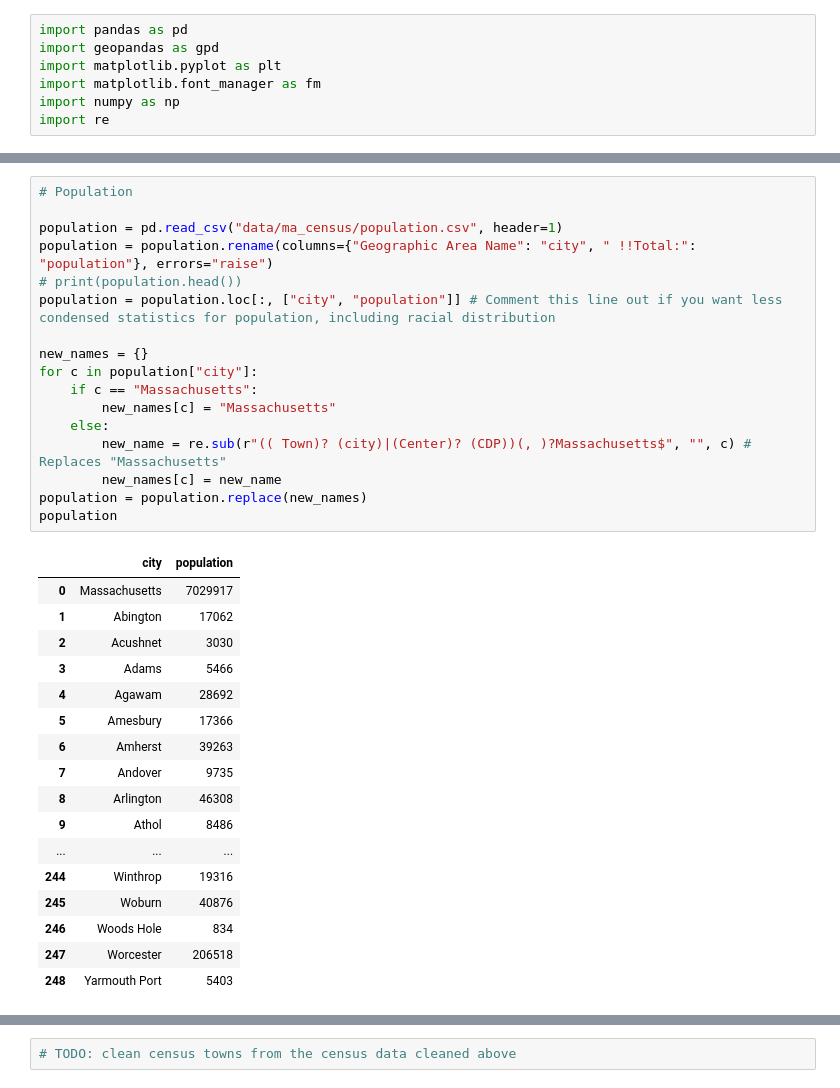
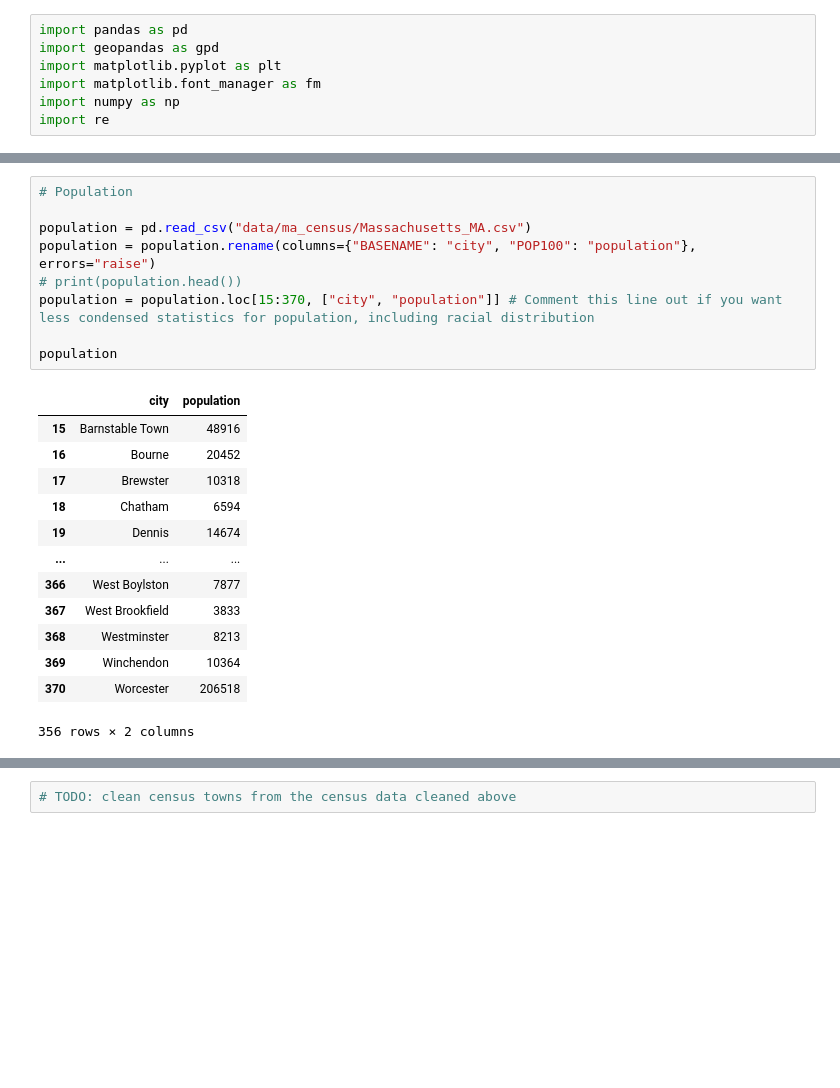
Before and after one commit to specificlanguage/gbh_earmarks, a Jupyter notebook: earmark_analysis.ipynb, the cells around one changed output, grey strips where cells are left out. Cells and saved outputs as stored; diff of their text form; blank space fills up the shorter version.

Commit message:
City matching (but not quite good enough yet)

```diff
--- a/earmark_analysis.ipynb
+++ b/earmark_analysis.ipynb
@@ -21,35 +21,23 @@ earmarks.head()
 # %%
 # Population
 
-population = pd.read_csv("data/ma_census/population.csv", header=1)
-population = population.rename(columns={"Geographic Area Name": "city", " !!Total:": "population"}, errors="raise")
+population = pd.read_csv("data/ma_census/Massachusetts_MA.csv")
+population = population.rename(columns={"BASENAME": "city", "POP100": "population"}, errors="raise")
 # print(population.head())
-population = population.loc[:, ["city", "population"]] # Comment this line out if you want less condensed statistics for population, including racial distribution
+population = population.loc[15:370, ["city", "population"]] # Comment this line out if you want less condensed statistics for population, including racial distribution
 
-new_names = {}
-for c in population["city"]:
-    if c == "Massachusetts":
-        new_names[c] = "Massachusetts"
-    else:
-        new_name = re.sub(r"(( Town)? (city)|(Center)? (CDP))(, )?Massachusetts$", "", c) # Replaces "Massachusetts"
-        new_names[c] = new_name
-population = population.replace(new_names)
 population
 # %% [output]
 |  | city | population |
-| 0 | Massachusetts | 7029917 |
-| 1 | Abington | 17062 |
-| 2 | Acushnet | 3030 |
-| 3 | Adams | 5466 |
-| 4 | Agawam | 28692 |
-| 5 | Amesbury | 17366 |
-| 6 | Amherst | 39263 |
-| 7 | Andover | 9735 |
-| 8 | Arlington | 46308 |
-| 9 | Athol | 8486 |
+| 15 | Barnstable Town | 48916 |
+| 16 | Bourne | 20452 |
+| 17 | Brewster | 10318 |
+| 18 | Chatham | 6594 |
+| 19 | Dennis | 14674 |
 | ... | ... | ... |
-| 244 | Winthrop | 19316 |
-| 245 | Woburn | 40876 |
-| 246 | Woods Hole | 834 |
-| 247 | Worcester | 206518 |
-| 248 | Yarmouth Port | 5403 |
+| 366 | West Boylston | 7877 |
+| 367 | West Brookfield | 3833 |
+| 368 | Westminster | 8213 |
+| 369 | Winchendon | 10364 |
+| 370 | Worcester | 206518 |
+356 rows × 2 columns
```
Also changed, not shown: parts of 2 cells of this notebook, 1 other file.
